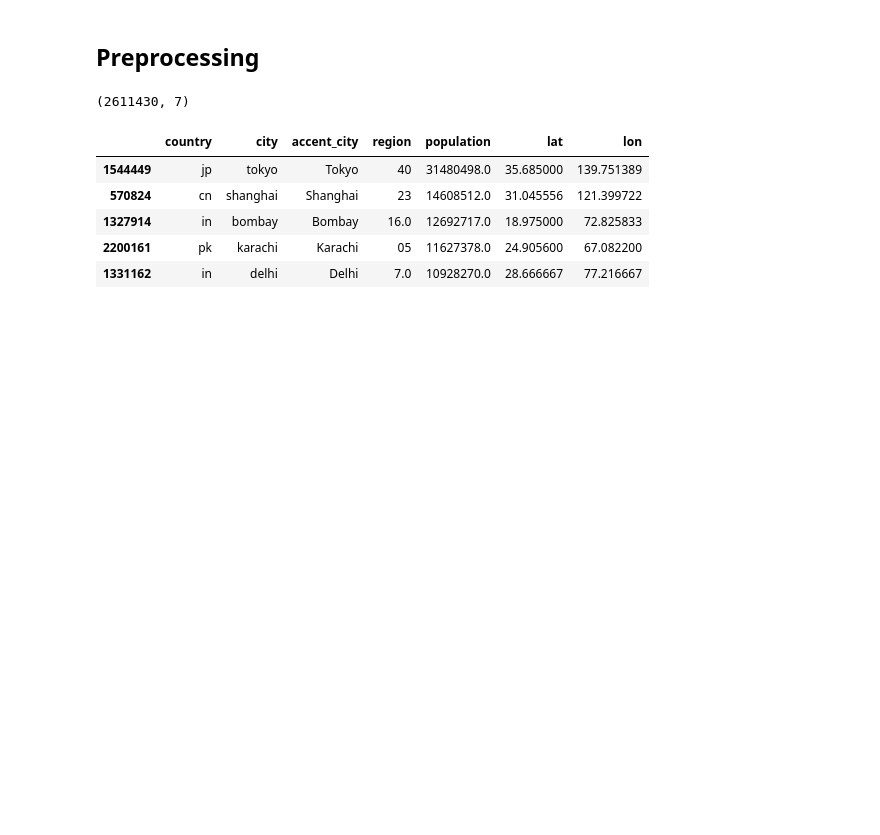
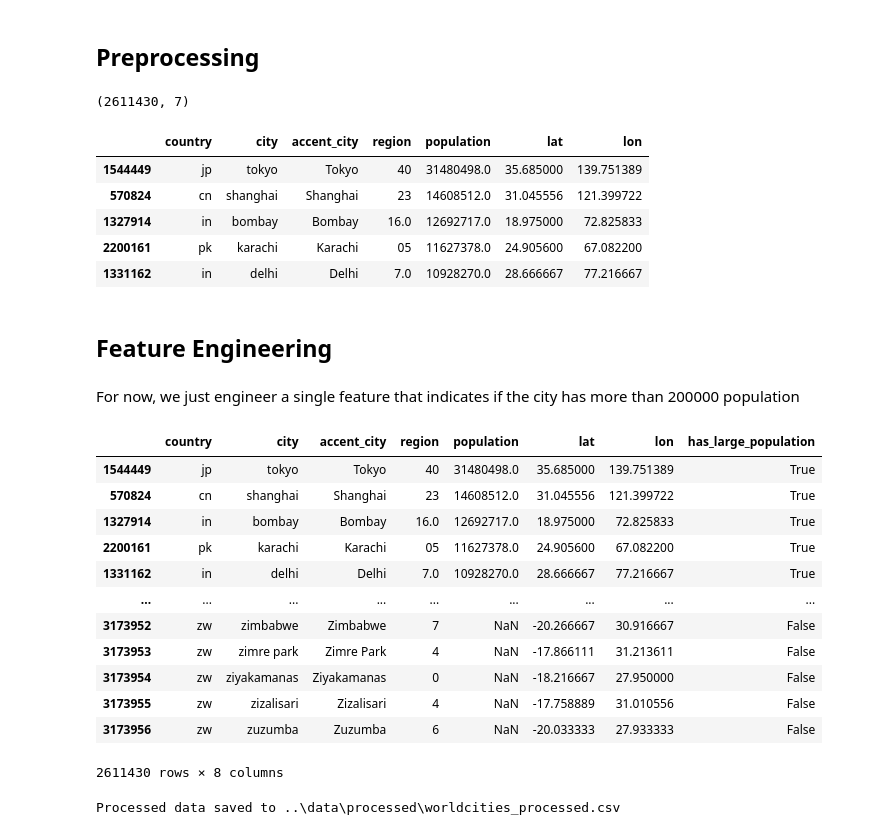
Before and after one commit to aqslky/Around-the-world, a Jupyter notebook: notebooks/01_data_preprocessing.ipynb, the cells around one changed output. Saved outputs shown, nothing was run; the diff lists cells and outputs as text; code cells hidden in the pictures; blank space fills up the shorter version.

Commit message:
Add feature engineering and save processed data

```diff
--- a/notebooks/01_data_preprocessing.ipynb
+++ b/notebooks/01_data_preprocessing.ipynb
@@ -124,3 +135,31 @@ df.head()
 | 1327914 | in | bombay | Bombay | 16.0 | 12692717.0 | 18.975000 | 72.825833 |
 | 2200161 | pk | karachi | Karachi | 05 | 11627378.0 | 24.905600 | 67.082200 |
 | 1331162 | in | delhi | Delhi | 7.0 | 10928270.0 | 28.666667 | 77.216667 |
+# %% [markdown]
+## Feature Engineering
+# %% [markdown]
+For now, we just engineer a single feature that indicates if the city has more than 200000 population
+# %%
+df['has_large_population'] = df['population'].fillna(0) > 200_000
+# %%
+df
+# %% [output]
+|  | country | city | accent_city | region | population | lat | lon | has_large_population |
+| 1544449 | jp | tokyo | Tokyo | 40 | 31480498.0 | 35.685000 | 139.751389 | True |
+| 570824 | cn | shanghai | Shanghai | 23 | 14608512.0 | 31.045556 | 121.399722 | True |
+| 1327914 | in | bombay | Bombay | 16.0 | 12692717.0 | 18.975000 | 72.825833 | True |
+| 2200161 | pk | karachi | Karachi | 05 | 11627378.0 | 24.905600 | 67.082200 | True |
+| 1331162 | in | delhi | Delhi | 7.0 | 10928270.0 | 28.666667 | 77.216667 | True |
+| ... | ... | ... | ... | ... | ... | ... | ... | ... |
+| 3173952 | zw | zimbabwe | Zimbabwe | 7 | NaN | -20.266667 | 30.916667 | False |
+| 3173953 | zw | zimre park | Zimre Park | 4 | NaN | -17.866111 | 31.213611 | False |
+| 3173954 | zw | ziyakamanas | Ziyakamanas | 0 | NaN | -18.216667 | 27.950000 | False |
+| 3173955 | zw | zizalisari | Zizalisari | 4 | NaN | -17.758889 | 31.010556 | False |
+| 3173956 | zw | zuzumba | Zuzumba | 6 | NaN | -20.033333 | 27.933333 | False |
+2611430 rows × 8 columns
+# %%
+# Save the processed data
+df.to_csv(DATA_PROC / "worldcities_processed.csv", index=False)
+print("Processed data saved to", DATA_PROC / "worldcities_processed.csv")
+# %% [output]
+Processed data saved to ..\data\processed\worldcities_processed.csv
```
Also changed, not shown: parts of 2 cells of this notebook.
